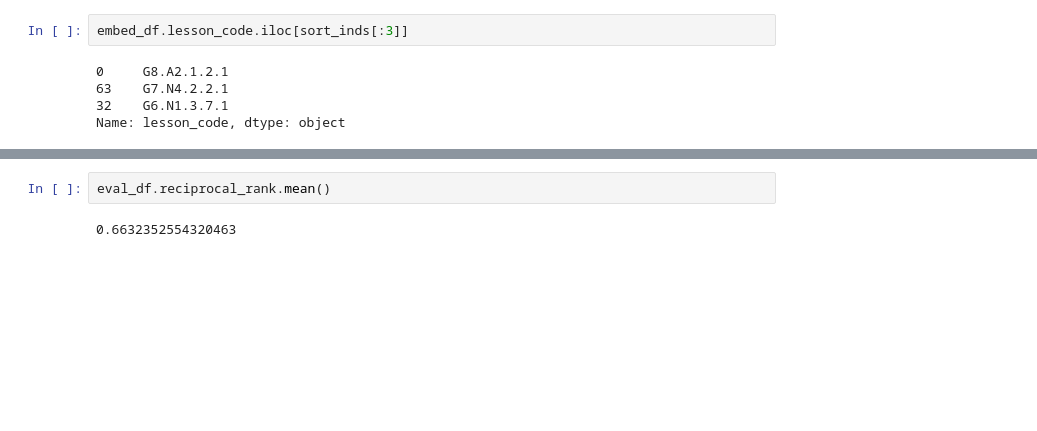
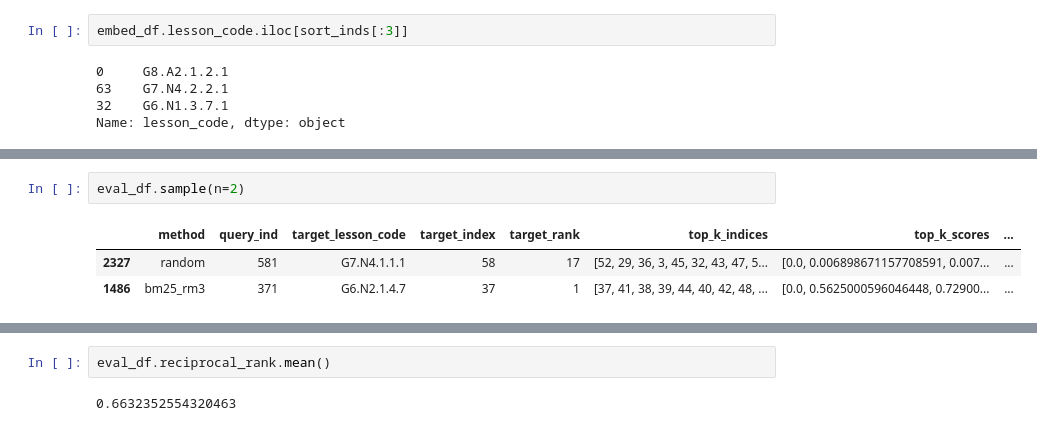
Before and after one commit to DigitalHarborFoundation/llm-math-education, a Jupyter notebook: notebook/EmbeddingTests.ipynb, the cells around one changed output, grey strips where cells are left out. Saved outputs shown, nothing was run; the diff lists cells and outputs as text; blank space fills up the shorter version.

```diff
--- a/notebook/EmbeddingTests.ipynb
+++ b/notebook/EmbeddingTests.ipynb
@@ -291,0 +412,6 @@ eval_df.shape
+# %%
+eval_df.sample(n=2)
+# %% [output]
+|  | method | query_ind | target_lesson_code | target_index | target_rank | top_k_indices | top_k_scores | ... |
+| 2327 | random | 581 | G7.N4.1.1.1 | 58 | 17 | [52, 29, 36, 3, 45, 32, 43, 47, 5... | [0.0, 0.006898671157708591, 0.007... | ... |
+| 1486 | bm25_rm3 | 371 | G6.N2.1.4.7 | 37 | 1 | [37, 41, 38, 39, 44, 40, 42, 48, ... | [0.0, 0.5625000596046448, 0.72900... | ... |
```
Also changed, not shown: parts of 31 cells of this notebook.
